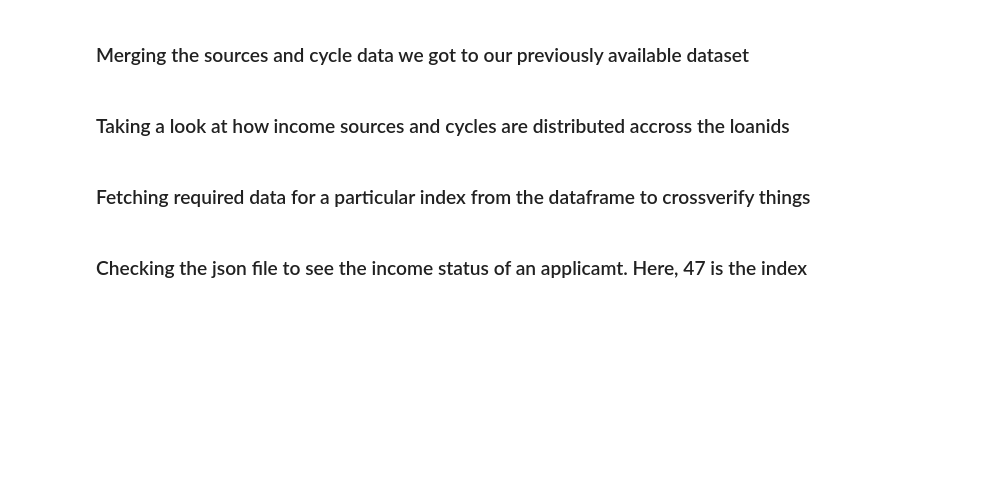
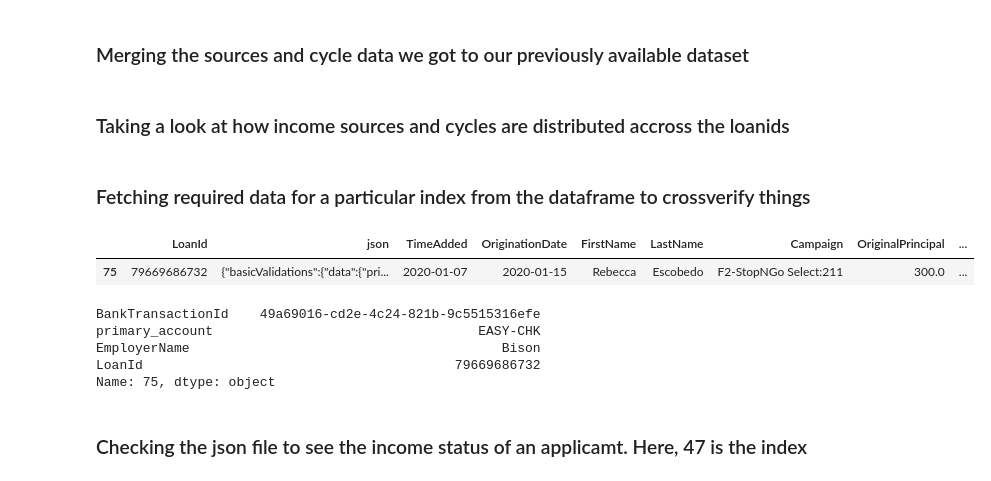
Before and after one commit to Predicon/exploration-notebooks, a Jupyter notebook: automating_income.ipynb, the cells around one changed output. Drawn from its saved outputs; the diff is of its cells as text; code cells hidden in the pictures; blank space fills up the shorter version.

```diff
--- a/automating_income.ipynb
+++ b/automating_income.ipynb
@@ -248,8 +247,19 @@ df.sample(5)
 eda.countplot_categorical_columns(df, cols = ['#sources', 'in_cycles'], force = True)
 # %% [markdown]
 ### Fetching required data for a particular index from the dataframe to crossverify things
+# %%
+df[df['LoanId'] == '79669686732']
+# %% [output]
+|  | LoanId | json | TimeAdded | OriginationDate | FirstName | LastName | Campaign | OriginalPrincipal | ... |
+| 75 | 79669686732 | {"basicValidations":{"data":{"pri... | 2020-01-07 | 2020-01-15 | Rebecca | Escobedo | F2-StopNGo Select:211 | 300.0 | ... |
 # %%
-df.loc[195, ['BankTransactionId', 'primary_account', 'EmployerName', 'LoanId']]
+df.loc[75, ['BankTransactionId', 'primary_account', 'EmployerName', 'LoanId']]
+# %% [output]
+BankTransactionId    49a69016-cd2e-4c24-821b-9c5515316efe
+primary_account                                  EASY-CHK
+EmployerName                                        Bison
+LoanId                                        79669686732
+Name: 75, dtype: object
 # %% [markdown]
 ### Checking the json file to see the income status of an applicamt. Here, 47 is the index
 # %%
```
Also changed, not shown: parts of 17 cells of this notebook.
